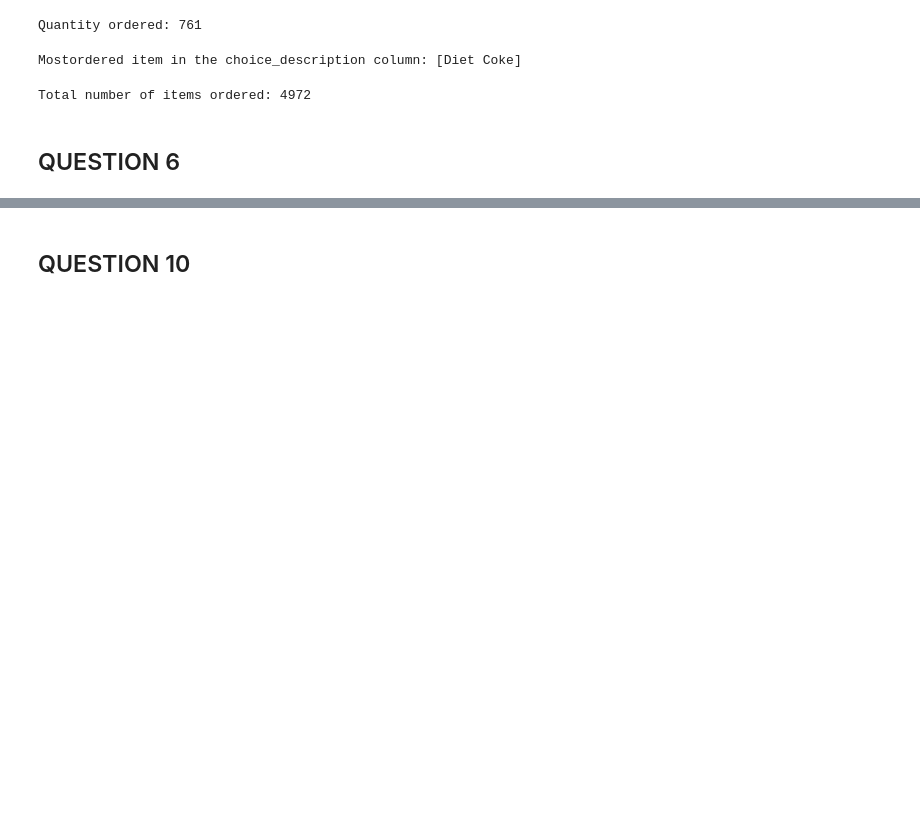
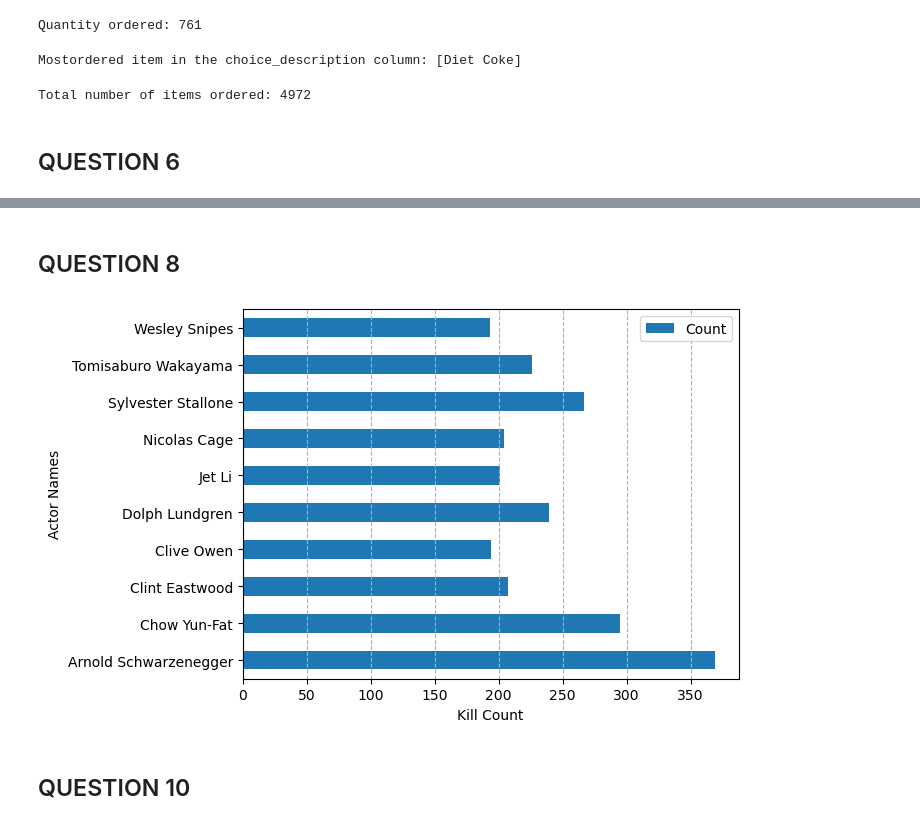
Before and after one commit to AbisolaOlakanmi/Abisola.Olakanmi.BDAT1004PS3, a Jupyter notebook: Abisola.Olakanmi.BDAT1004PS3.ipynb, the cells around one changed output, grey strips where cells are left out. Drawn from its saved outputs; the diff is of its cells as text; code cells hidden in the pictures; blank space fills up the shorter version.

```diff
--- a/Abisola.Olakanmi.BDAT1004PS3.ipynb
+++ b/Abisola.Olakanmi.BDAT1004PS3.ipynb
@@ -1017 +1073,3 @@ plt.show()
+# %% [markdown]
+## QUESTION 8
 # %%
@@ -1020,5 +1080,25 @@ plt.show()
 # %%
-#STEP 4
-#
+# The path to our CSV file
+file = "actor_kill_counts.csv"
+
+# Read our Crowdfunding data into pandas
+actors_df = pd.read_csv(file)
+actors_df.head()
+
+# plot data as horizontal bar graph
+actors_df.plot.barh(x='Actor', y='Count')
+
+# set axis labels
+plt.ylabel('Actor Names')
+plt.xlabel('Kill Count')
+plt.title=("Deadliest actors in Hollywood")
+
+# show vertical grid lines (optional)
+plt.grid(axis='x', linestyle = '--')
+
+# show the plot
+plt.show()
+# %% [output]
+[figure, added]
 # %% [markdown]
 ## QUESTION 10
```
Also changed, not shown: parts of 11 cells of this notebook.
